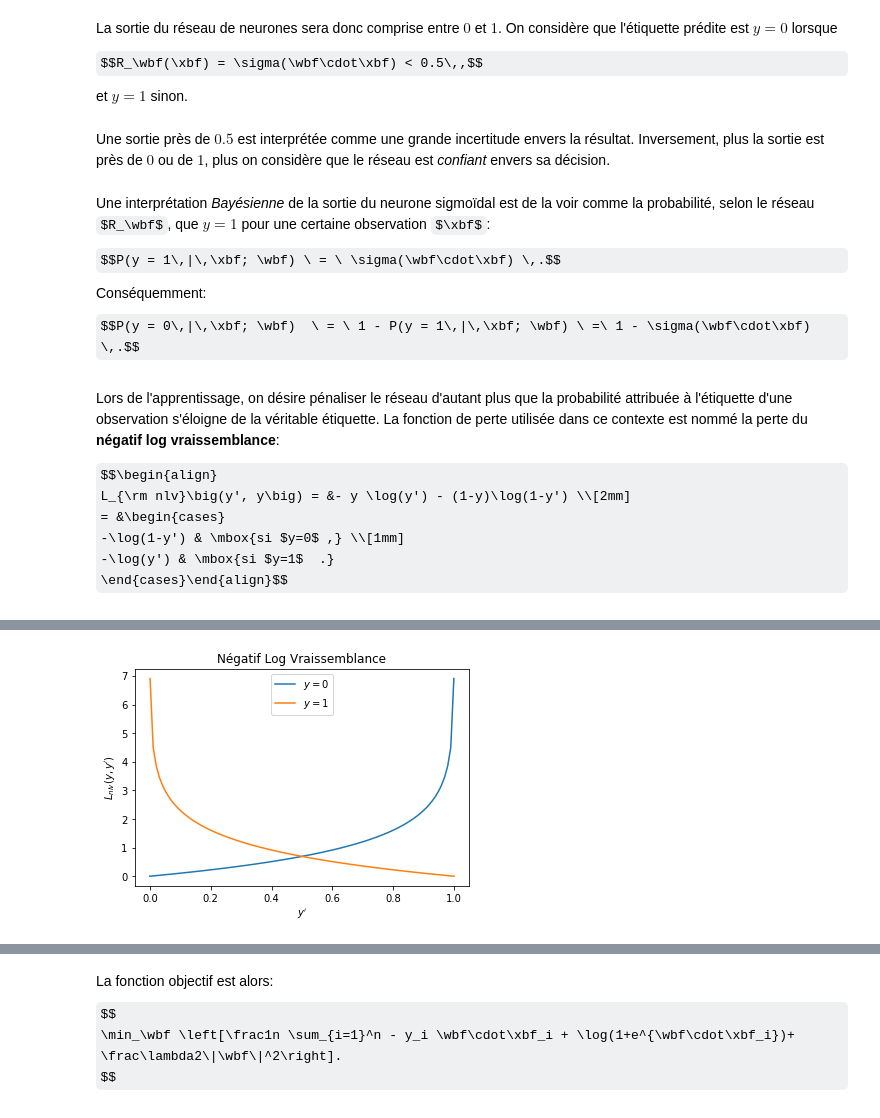
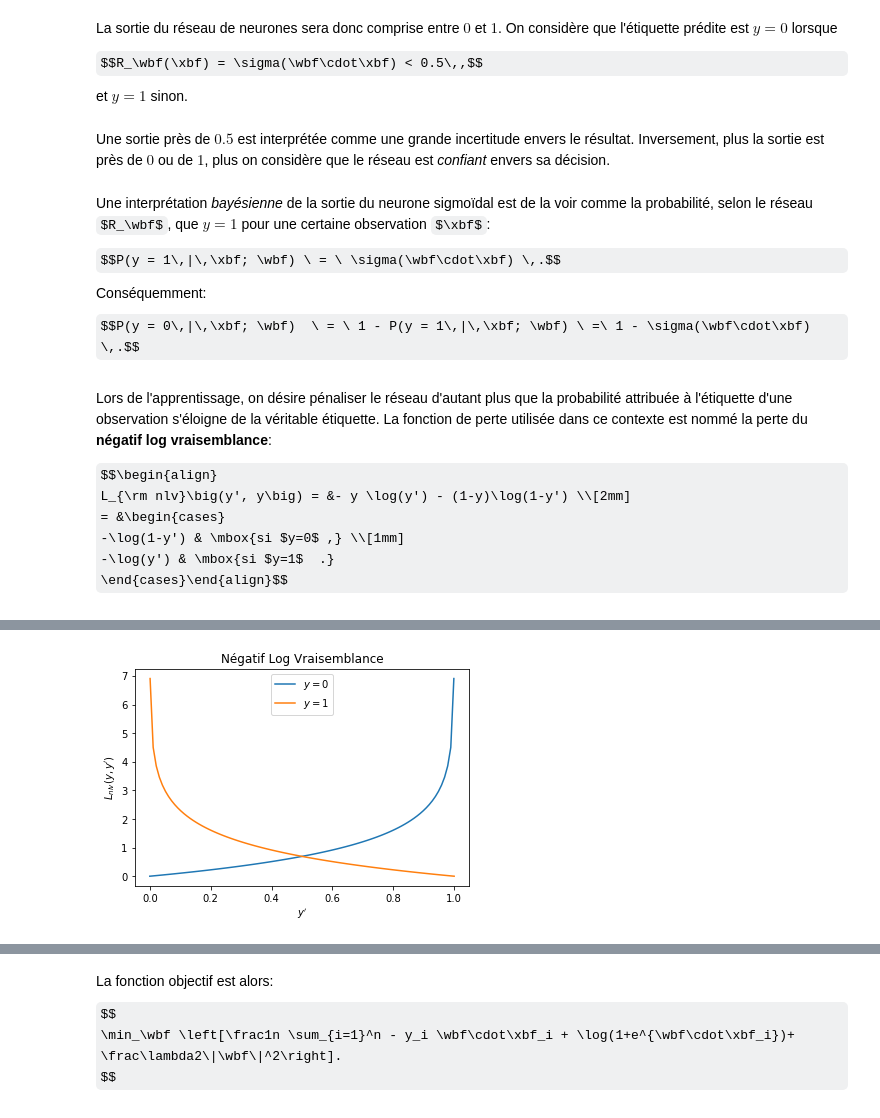
Before and after one commit to MP-DSIR-2020-2021/cours2018-Intro_aux_reseaux_de_neurones, a Jupyter notebook: notebooks/01 - Commencons simplement.ipynb, the cells around one changed output, grey strips where cells are left out. Cells and saved outputs as stored; diff of their text form; code cells hidden in the pictures; some formulas as TeX source.

```diff
--- a/notebooks/01 - Commencons simplement.ipynb
+++ b/notebooks/01 - Commencons simplement.ipynb
@@ -230,15 +230,15 @@ On considère que l'étiquette prédite est $y=0$ lorsque
 $$R_\wbf(\xbf) = \sigma(\wbf\cdot\xbf) < 0.5\,,$$
 et $y=1$ sinon.
 # %% [markdown]
-Une sortie près de $0.5$ est interprétée comme une grande incertitude envers la résultat. Inversement, plus la sortie est près de $0$ ou de $1$, plus on considère que le réseau est *confiant* envers sa décision.
+Une sortie près de $0.5$ est interprétée comme une grande incertitude envers le résultat. Inversement, plus la sortie est près de $0$ ou de $1$, plus on considère que le réseau est *confiant* envers sa décision.
 # %% [markdown]
-Une interprétation *Bayésienne* de la sortie du neurone sigmoïdal est de la voir comme la probabilité, selon le réseau $R_\wbf$, que $y=1$ pour une  certaine observation $\xbf$:
+Une interprétation *bayésienne* de la sortie du neurone sigmoïdal est de la voir comme la probabilité, selon le réseau $R_\wbf$, que $y=1$ pour une  certaine observation $\xbf$:
 
 $$P(y = 1\,|\,\xbf; \wbf) \ = \ \sigma(\wbf\cdot\xbf) \,.$$
 Conséquemment:
 $$P(y = 0\,|\,\xbf; \wbf)  \ = \ 1 - P(y = 1\,|\,\xbf; \wbf) \ =\ 1 - \sigma(\wbf\cdot\xbf) \,.$$
 # %% [markdown]
-Lors de l'apprentissage, on désire pénaliser le réseau d'autant plus que la probabilité attribuée à l'étiquette d'une observation s'éloigne de la véritable étiquette. La fonction de perte utilisée dans ce contexte est nommé la perte du **négatif log vraissemblance**:
+Lors de l'apprentissage, on désire pénaliser le réseau d'autant plus que la probabilité attribuée à l'étiquette d'une observation s'éloigne de la véritable étiquette. La fonction de perte utilisée dans ce contexte est nommé la perte du **négatif log vraisemblance**:
 
 $$\begin{align}
 L_{\rm nlv}\big(y', y\big) = &- y \log(y') - (1-y)\log(1-y') \\[2mm]
@@ -249,15 +249,15 @@ L_{\rm nlv}\big(y', y\big) = &- y \log(y') - (1-y)\log(1-y') \\[2mm]
 # %%
 def perte_nlv_y0(y_prime):
     return - np.log(1. - y_prime)
 def perte_nlv_y1(y_prime):
     return - np.log(y_prime)
 
 aidecours.show_1d_function(perte_nlv_y0, 0, 0.999, .01, label='$y=0$');
 aidecours.show_1d_function(perte_nlv_y1, 0.001, 1, .01, label='$y=1$');
-plt.title('Négatif Log Vraissemblance'); plt.xlabel('$y\'$'); plt.ylabel('$L_{nlv}(y,y\')$'); CB()
+plt.title('Négatif Log Vraisemblance'); plt.xlabel('$y\'$'); plt.ylabel('$L_{nlv}(y,y\')$'); CB()
 # %% [output]
 [interactive output not drawn]
-[figure, old version]
+[figure, new version]
 # %% [markdown]
 #### Récapitulons.
 
```
Also changed, not shown: parts of 3 cells of this notebook.
